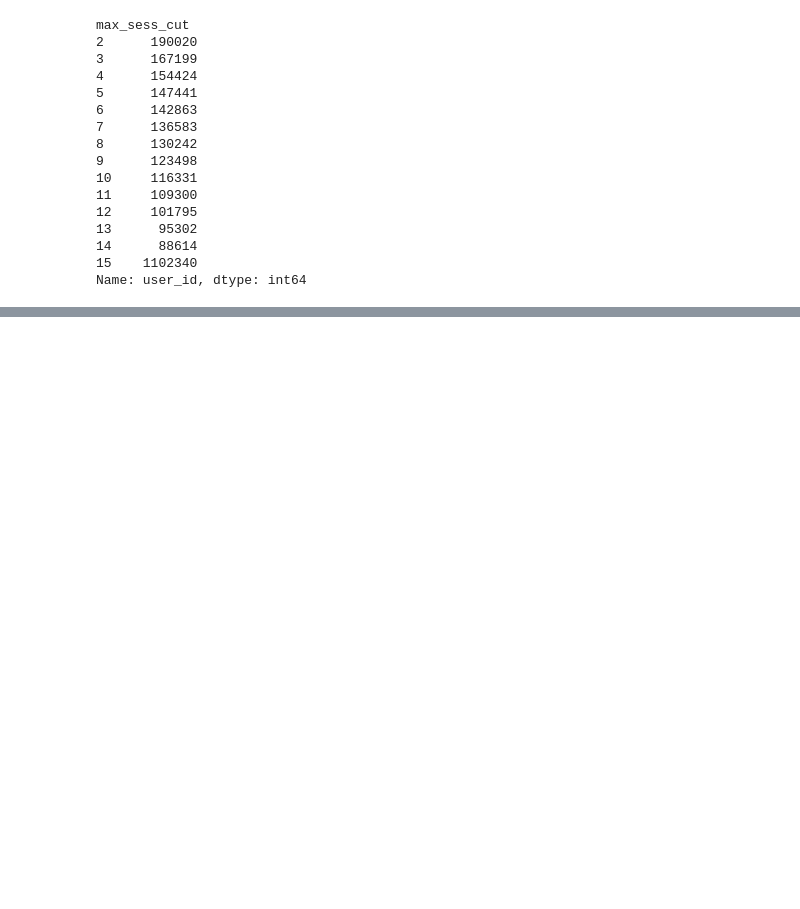
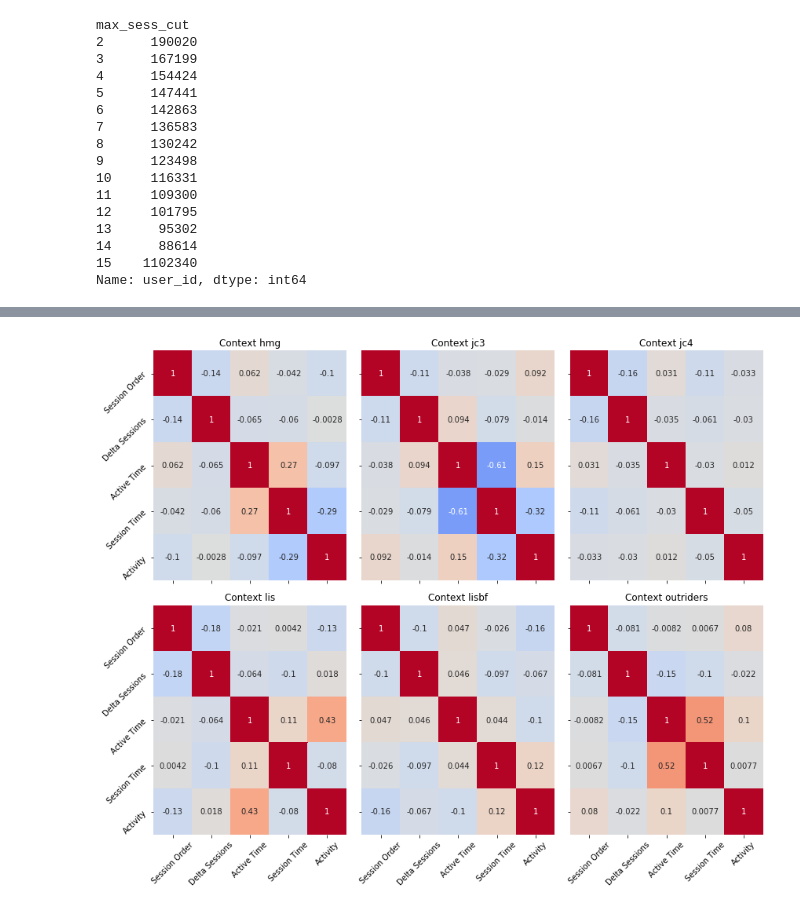
Before and after one commit to vb690/improved_approx_incentive_salience, a Jupyter notebook: EDA_analysis.ipynb, the cells around one changed output, grey strips where cells are left out. Drawn from its saved outputs; the diff is of its cells as text; code cells hidden in the pictures; blank space fills up the shorter version.

```diff
--- a/EDA_analysis.ipynb
+++ b/EDA_analysis.ipynb
@@ -108,10 +116,3 @@ max_sess_cut
 14      88614
 15    1102340
 Name: user_id, dtype: int64
-# %%
-for i in ['session_order', 'delta_sessions', 'active_time', 'session_time', 'activity']:
-
-    x = df.groupby('context')[i].describe(percentiles=[0.05, 0.25, 0.75, 0.90, 0.95])
-    display(x)
-    print(i)
-    print(x['75%'].values - x['25%'].values)
@@ -212,0 +119,10 @@ for session in df['session_order'].unique():
+# %%
+metrics = ['session_order', 'delta_sessions', 'session_time', 'active_time', 'activity']
+contexts = df["context"].unique()
+for i in contexts:
+    print(i)
+    sliced = df[df["context"] == i]
+    x = sliced[metrics].describe(percentiles=[0.05, 0.25, 0.75, 0.90, 0.95])
+    iqr = x.loc['75%'].values - x.loc['25%'].values
+    x = x.append(pd.Series(data={column: value for column, value in zip(metrics, iqr)}, name='IQR'))
+    display(x.loc[['50%', 'IQR']])
@@ -212,0 +154,32 @@ for session in df['session_order'].unique():
+# %%
+fig, axs = plt.subplots(2, 3, figsize=(12, 10), sharex=True, sharey=True)
+axs = axs.flatten()
+metrics = [
+    'session_order',
+    'delta_sessions',
+    'active_time',
+    'session_time',
+    'activity'
+]
+for ax, game in zip(axs, df['context'].unique()):
+
+    sliced = df[df['context'] == game]
+    corr = sliced[metrics].corr(method='spearman').values
+    sns.heatmap(
+        corr,
+        vmin=-1,
+        vmax=1,
+        cmap='coolwarm',
+        annot=True,
+        ax=ax,
+        cbar=False
+    )
+
+    ax.set_title(f'Context {game}')
+    ax.set_yticklabels([" ".join([m.capitalize() for m in metric.split("_")]) for metric in metrics], rotation=45)
+    ax.set_xticklabels([" ".join([m.capitalize() for m in metric.split("_")]) for metric in metrics], rotation=45)
+
+plt.tight_layout()
+plt.show()
+# %% [output]
+[figure, added]
```
Also changed, not shown: parts of 5 cells of this notebook, 21 other files.
